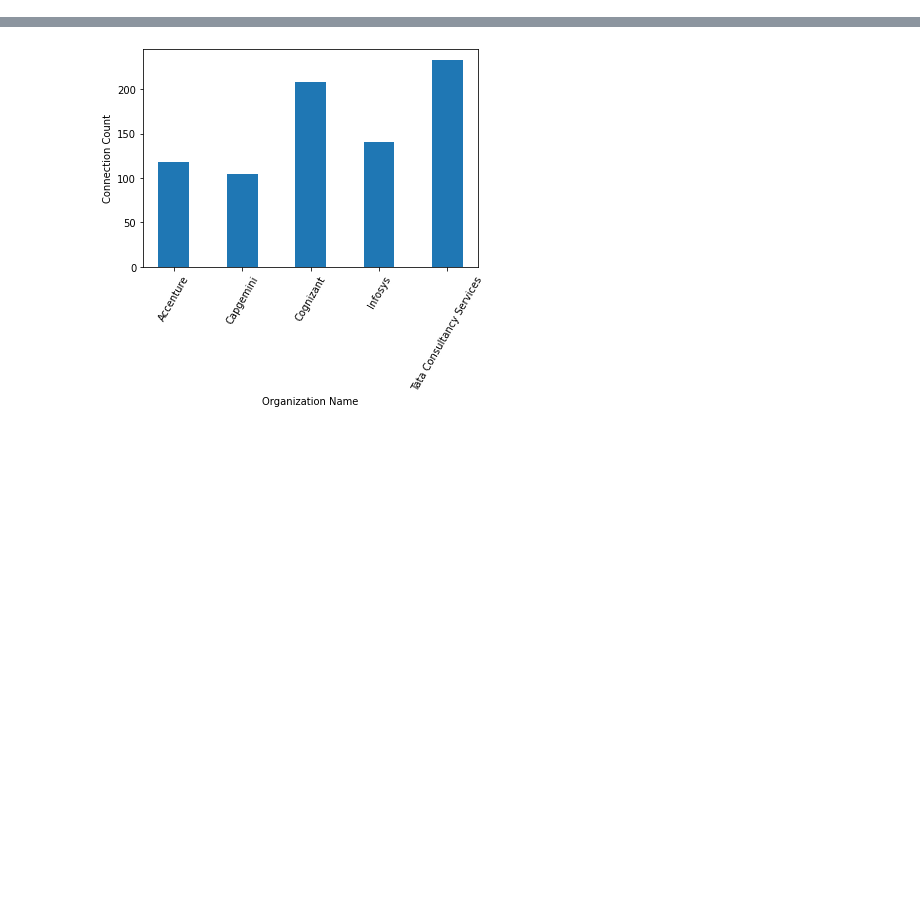
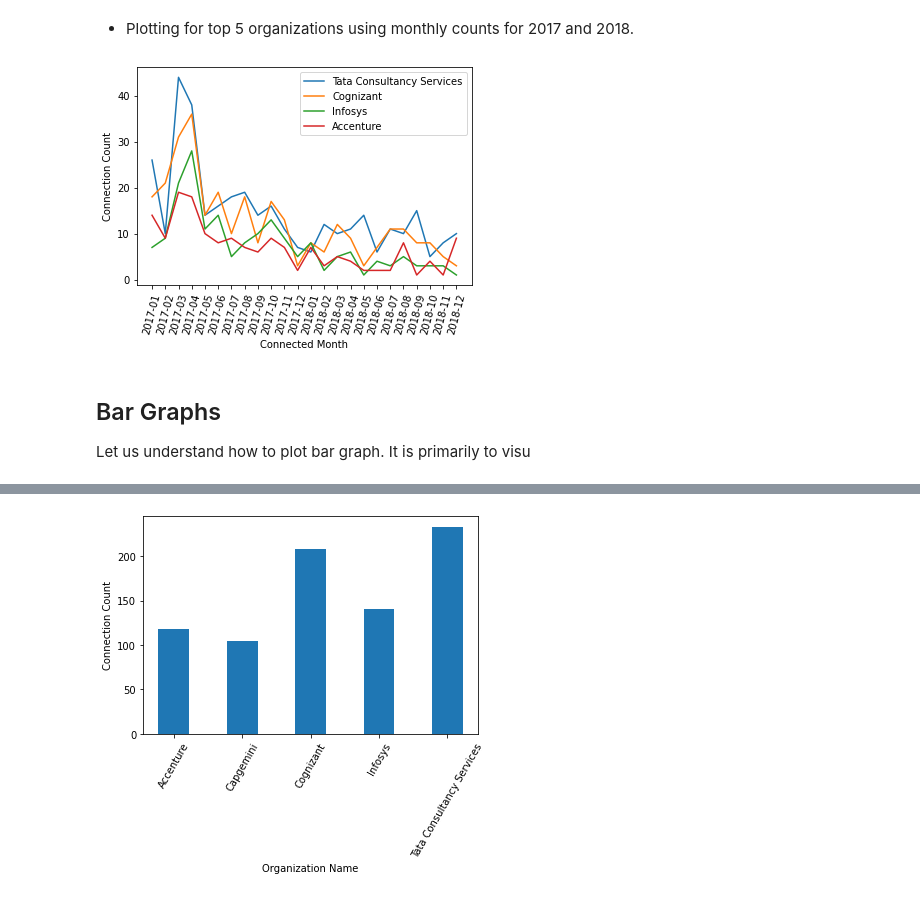
Before and after one commit to dgadiraju/itversity-books, a Jupyter notebook: Data Engineering Bootcamp/30 Basics of Programming using Python/08 Data Visualization.ipynb, the cells around one changed output, grey strips where cells are left out. Drawn from its saved outputs; the diff is of its cells as text; code cells hidden in the pictures; blank space fills up the shorter version.

```diff
--- a/Data Engineering Bootcamp/30 Basics of Programming using Python/08 Data Visualization.ipynb
+++ b/Data Engineering Bootcamp/30 Basics of Programming using Python/08 Data Visualization.ipynb
@@ -137,0 +412,5 @@ plt.show()
+# %%
+connections_top5 = connections[
+    connections['Company'].isin(organizations_top5.index.tolist())
+]
+connections_top5
@@ -137,0 +434,5 @@ plt.show()
+# %%
+connections_top5_count_by_month = connections_top5. \
+    groupby(["Company", "Connected Month"])["Connected Month"]. \
+    count()
+connections_top5_count_by_month
@@ -137,0 +480,3 @@ plt.show()
+# %%
+for org in organizations_top5.index.to_list():
+    print(org)
@@ -138,3 +502,28 @@ plt.show()
+# %% [markdown]
+* Plotting for top 5 organizations using monthly counts for 2017 and 2018.
+# %%
+from matplotlib import pyplot as plt
+
+for org in organizations_top5.index.to_list()[:4]:
+    data = connections_top5_count_by_month[
+        connections_top5_count_by_month.index.get_level_values(0) == org
+    ]
+    x = data.index.get_level_values(1).to_list()
+    y = data.values.tolist()
+    plt.plot(x, y, label=org)
+
+plt.xlabel("Connected Month")
+plt.ylabel("Connection Count")
+
+plt.legend()
+plt.xticks(rotation=75)
+plt.show()
+# %% [output]
+[figure, added]
+# %% [markdown]
+## Bar Graphs
+
+Let us understand how to plot bar graph. It is primarily to visu
 # %%
 # Get top 5 organizations for year 2017
 import pandas as pd
```
Also changed, not shown: parts of 64 cells of this notebook.
